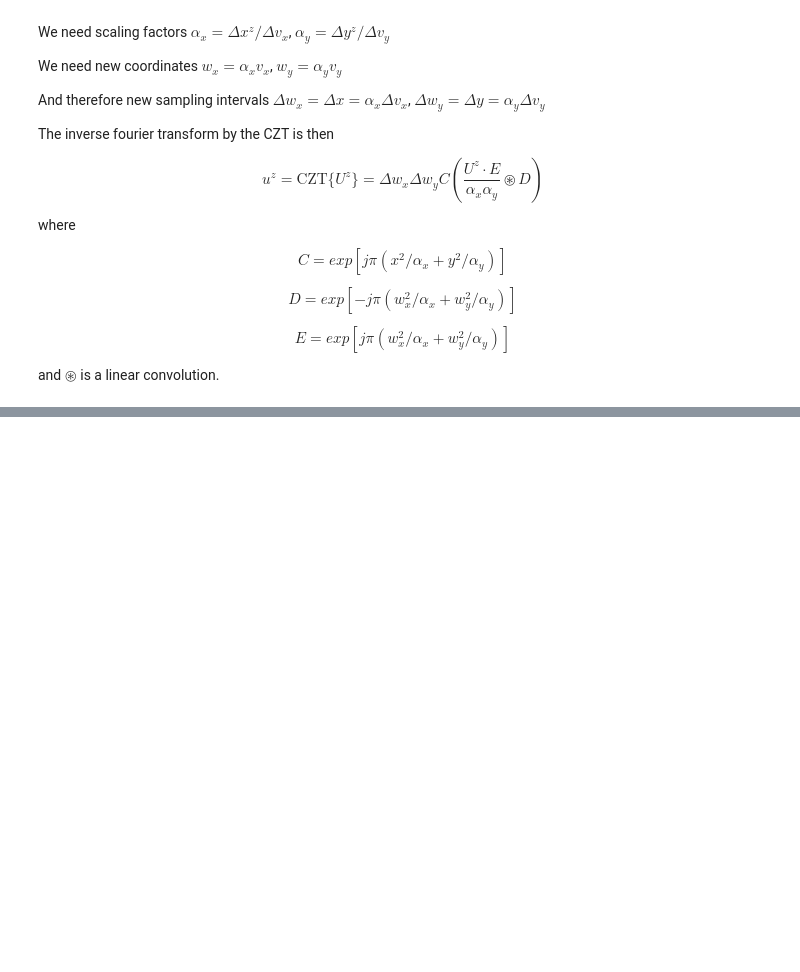
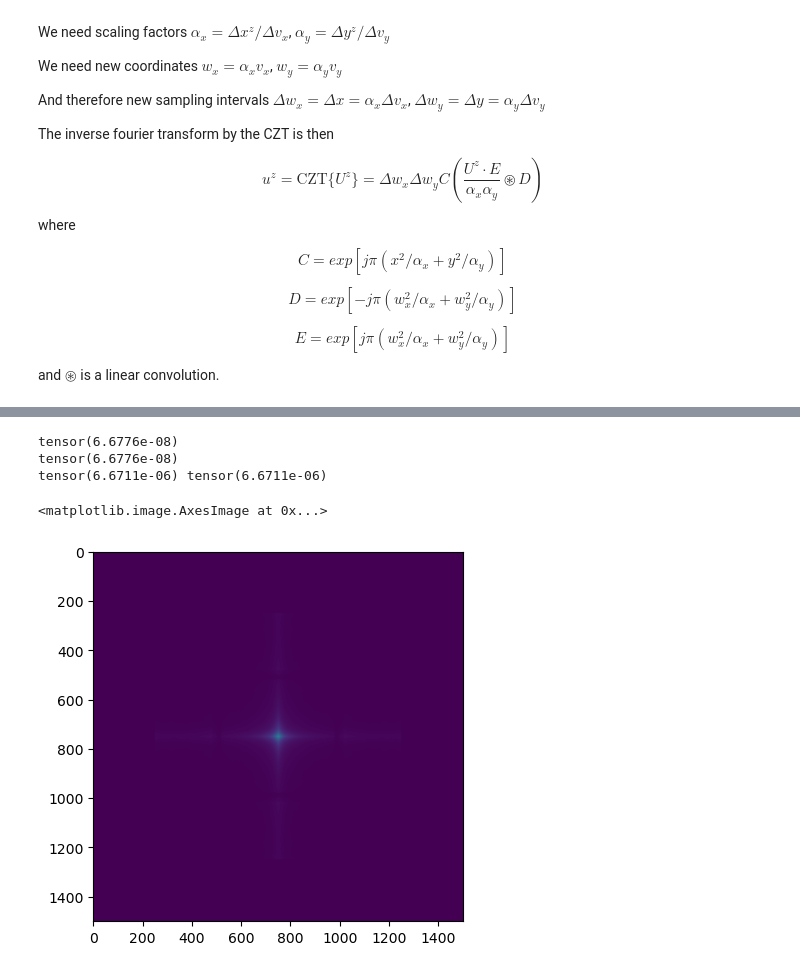
Before and after one commit to Kovaleski-Research-Lab/diffractive_optical_model, a Jupyter notebook: notebooks/czt.ipynb, the cells around one changed output, grey strips where cells are left out. Drawn from its saved outputs; the diff is of its cells as text; code cells hidden in the pictures; blank space fills up the shorter version.

```diff
--- a/notebooks/czt.ipynb
+++ b/notebooks/czt.ipynb
@@ -90,0 +109,78 @@ plt.imshow(output.abs())
+# %%
+
+#Double the size to eliminate rsc errors.
+x = torch.linspace(-plane1.Lx , plane1.Lx, 2*plane1.Nx)
+y = torch.linspace(-plane1.Ly , plane1.Ly, 2*plane1.Ny)
+xx, yy = torch.meshgrid(x, y, indexing='ij')
+
+# Get the fourier dimensions
+fx = torch.fft.fftfreq(len(x), torch.diff(x)[0])
+fy = torch.fft.fftfreq(len(y), torch.diff(y)[0])
+fxx, fyy = torch.meshgrid(fx, fy, indexing='ij')
+
+delta_vx = torch.diff(fx)[0]
+delta_vy = torch.diff(fy)[0]
+
+delta_xz = plane3.delta_x
+delta_yz = plane3.delta_y
+
+alpha_x = delta_xz / delta_vx
+alpha_y = delta_yz / delta_vy
+
+print(alpha_x)
+print(alpha_y)
+
+wx = alpha_x * fx
+wy = alpha_y * fy
+
+wxx, wyy = torch.meshgrid(wx,wy, indexing='ij')
+
+delta_wx = torch.diff(wx)[0]
+delta_wy = torch.diff(wy)[0]
+
+print(delta_wx, delta_vx*alpha_x)
+
+distance = plane3.center[-1] - plane1.center[-1]
+wavelength = 1.55e-6
+r = torch.sqrt(xx**2 + yy**2 + distance**2)
+k = (2 * torch.pi / wavelength)
+z = distance.double()
+
+h_rsc = torch.exp(1j*k*r) / r
+h_rsc *= ((1/r) - (1j*k))
+h_rsc *= (1/(2*torch.pi)) * (z/r)
+H = torch.fft.fft2(h_rsc)
+H = torch.fft.fftshift(H)
+mag = H.abs()
+ang = H.angle()
+mag = mag / torch.max(mag)
+H = mag * torch.exp(1j*ang)
+# %% [output]
+tensor(6.6776e-08)
+tensor(6.6776e-08)
+tensor(6.6711e-06) tensor(6.6711e-06)
+# %%
+C = torch.exp(1j * torch.pi * ((xx**2 / alpha_x) + (yy**2 / alpha_y)))
+D = torch.exp(-1j * torch.pi * ((wxx**2 / alpha_x) + (wyy**2 / alpha_y)))
+E = torch.exp(1j * torch.pi * ((wxx**2 / alpha_x) + (wyy**2 / alpha_y)))
+# %%
+cc = torchvision.transforms.CenterCrop((len(C), len(C)))
+padx = torch.div(plane1.Nx, 2, rounding_mode='trunc')
+pady = torch.div(plane1.Ny, 2, rounding_mode='trunc')
+padding = (pady,pady,padx,padx)
+
+U_padded = torch.nn.functional.pad(U,padding,mode="constant")
+
+A = torch.fft.fft2(U_padded)
+A = torch.fft.fftshift(A)
+Uz = A * H
+Uz = (Uz * E) / (alpha_x * alpha_y)
+Uz = fftconvolve(Uz, D, mode='same') #mode='full', too
+Uz = Uz * C.numpy() * delta_wx.numpy() * delta_wy.numpy()
+# %%
+cc = torchvision.transforms.CenterCrop((int(plane3.Nx), int(plane3.Ny)))
+# %%
+plt.imshow(np.abs(cc(torch.from_numpy(Uz))))
+# %% [output]
+<matplotlib.image.AxesImage at 0x...>
+[figure, added]
```
Also changed, not shown: parts of 6 cells of this notebook.
